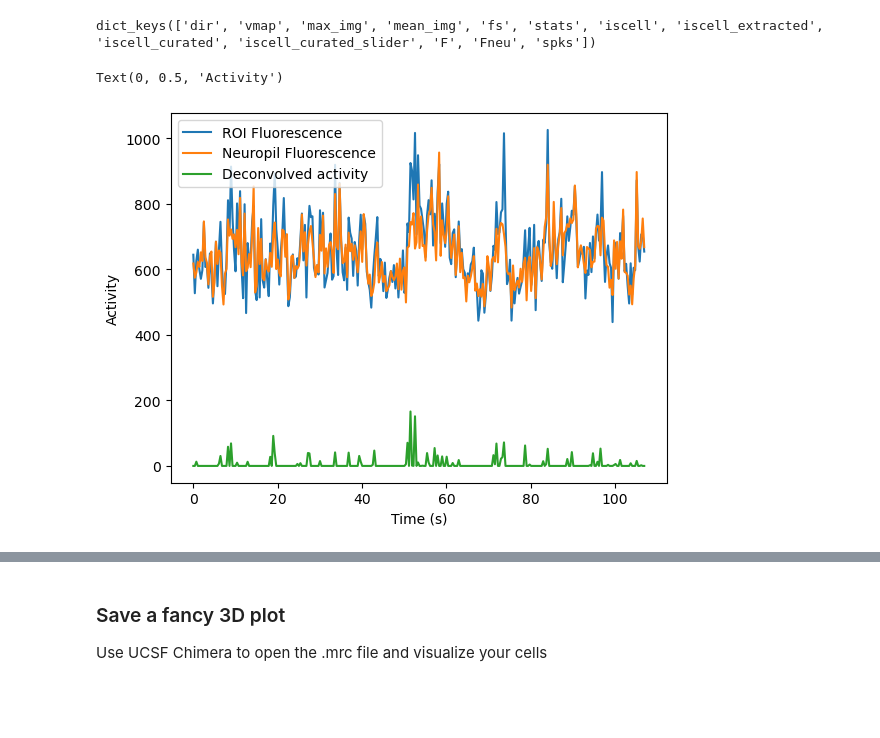
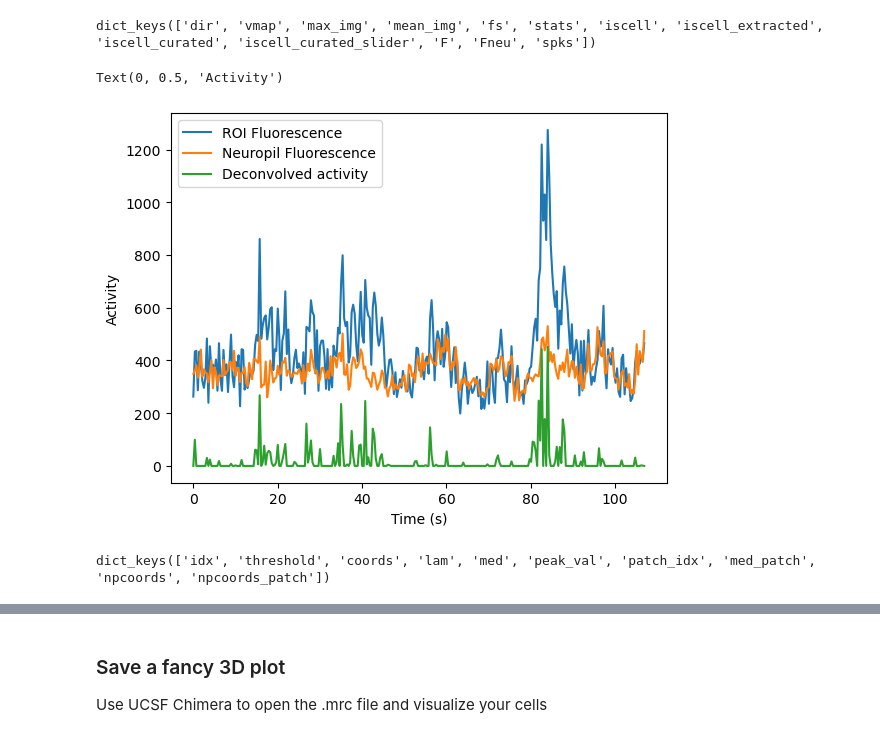
Before and after one commit to alihaydaroglu/suite3d, a Jupyter notebook: demos/Full_Demo.ipynb, the cells around one changed output, grey strips where cells are left out. Drawn from its saved outputs; the diff is of its cells as text; code cells hidden in the pictures; blank space fills up the shorter version.

```diff
--- a/demos/Full_Demo.ipynb
+++ b/demos/Full_Demo.ipynb
@@ -440,16 +440,16 @@ dict_keys(['dir', 'vmap', 'max_img', 'mean_img', 'fs', 'stats', 'iscell', 'iscel
 # %%
 n_cells, n_t = outputs['F'].shape
 frame_times = n.arange(n_t) / outputs['fs']
-example_cell = 5500
+example_cell = 500
 plt.plot(frame_times, outputs['F'][example_cell], label='ROI Fluorescence')
 plt.plot(frame_times, outputs['Fneu'][example_cell], label='Neuropil Fluorescence')
 plt.plot(frame_times, outputs['spks'][example_cell], label='Deconvolved activity')
 plt.legend()
 plt.xlabel("Time (s)")
 plt.ylabel("Activity")
 # %% [output]
 Text(0, 0.5, 'Activity')
-[figure, old version]
+[figure, new version]
 # %%
 # results of your manual curation will be saved here
 # ROIs that are marked as cells will be 1, non-cells 0
@@ -458,6 +458,8 @@ iscell = outputs['iscell_curated_slider']
 # suite2p-style list of all cells
 cell_stats = outputs['stats']
 print(cell_stats[example_cell].keys())
+# %% [output]
+dict_keys(['idx', 'threshold', 'coords', 'lam', 'med', 'peak_val', 'patch_idx', 'med_patch', 'npcoords', 'npcoords_patch'])
 # %%
 cell_coords = [stat['coords'] for stat in cell_stats]
 cell_centers = n.array([stat['med'] for stat in cell_stats])
```
Also changed, not shown: parts of 6 cells of this notebook, 1 other file.
